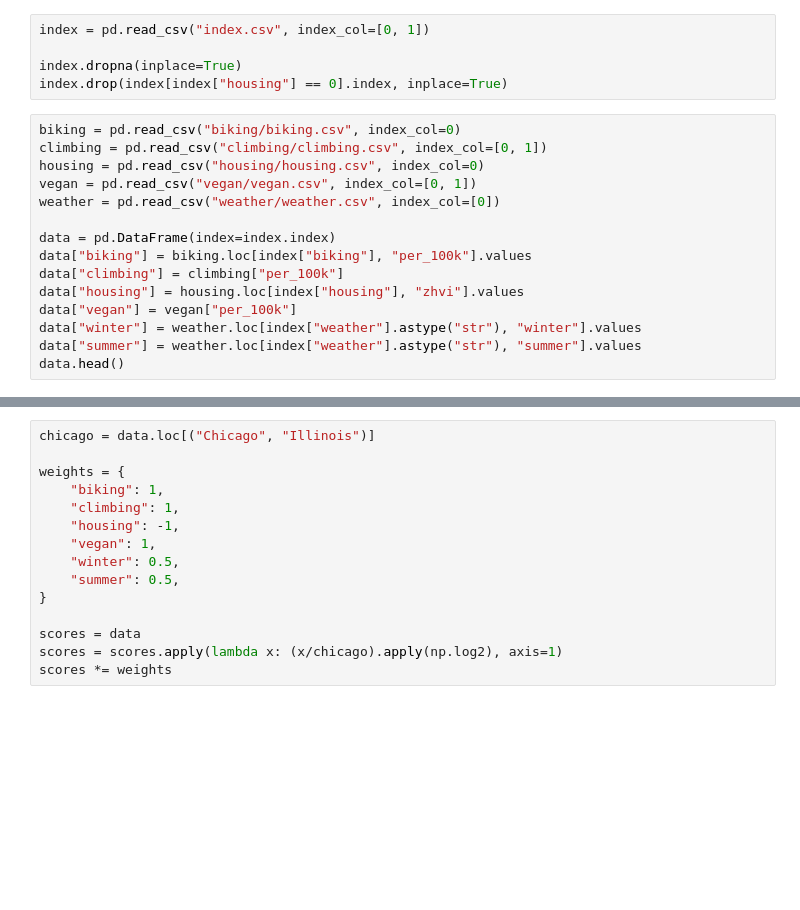
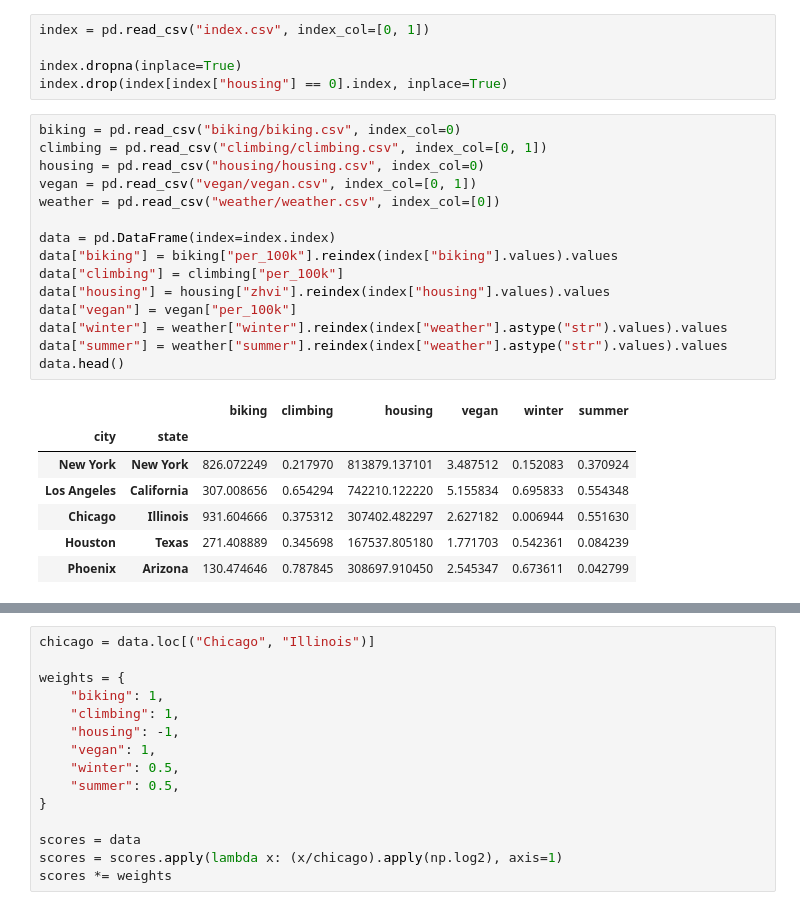
Before and after one commit to danwahl/schelling-out, a Jupyter notebook: schelling-out.ipynb, the cells around one changed output, grey strips where cells are left out. Saved outputs shown, nothing was run; the diff lists cells and outputs as text; blank space fills up the shorter version.

```diff
--- a/schelling-out.ipynb
+++ b/schelling-out.ipynb
@@ -10,18 +10,26 @@ index.drop(index[index["housing"] == 0].index, inplace=True)
 # %%
 biking = pd.read_csv("biking/biking.csv", index_col=0)
 climbing = pd.read_csv("climbing/climbing.csv", index_col=[0, 1])
 housing = pd.read_csv("housing/housing.csv", index_col=0)
 vegan = pd.read_csv("vegan/vegan.csv", index_col=[0, 1])
 weather = pd.read_csv("weather/weather.csv", index_col=[0])
 
 data = pd.DataFrame(index=index.index)
-data["biking"] = biking.loc[index["biking"], "per_100k"].values
+data["biking"] = biking["per_100k"].reindex(index["biking"].values).values
 data["climbing"] = climbing["per_100k"]
-data["housing"] = housing.loc[index["housing"], "zhvi"].values
+data["housing"] = housing["zhvi"].reindex(index["housing"].values).values
 data["vegan"] = vegan["per_100k"]
-data["winter"] = weather.loc[index["weather"].astype("str"), "winter"].values
-data["summer"] = weather.loc[index["weather"].astype("str"), "summer"].values
+data["winter"] = weather["winter"].reindex(index["weather"].astype("str").values).values
+data["summer"] = weather["summer"].reindex(index["weather"].astype("str").values).values
 data.head()
+# %% [output]
+|  |  | biking | climbing | housing | vegan | winter | summer |
+| city | state |  |  |  |  |  |  |
+| New York | New York | 826.072249 | 0.217970 | 813879.137101 | 3.487512 | 0.152083 | 0.370924 |
+| Los Angeles | California | 307.008656 | 0.654294 | 742210.122220 | 5.155834 | 0.695833 | 0.554348 |
+| Chicago | Illinois | 931.604666 | 0.375312 | 307402.482297 | 2.627182 | 0.006944 | 0.551630 |
+| Houston | Texas | 271.408889 | 0.345698 | 167537.805180 | 1.771703 | 0.542361 | 0.084239 |
+| Phoenix | Arizona | 130.474646 | 0.787845 | 308697.910450 | 2.545347 | 0.673611 | 0.042799 |
 # %%
 print(data.to_string())
 data.to_csv("data.csv")
```
Also changed, not shown: parts of 5 cells of this notebook, 16 other files.
